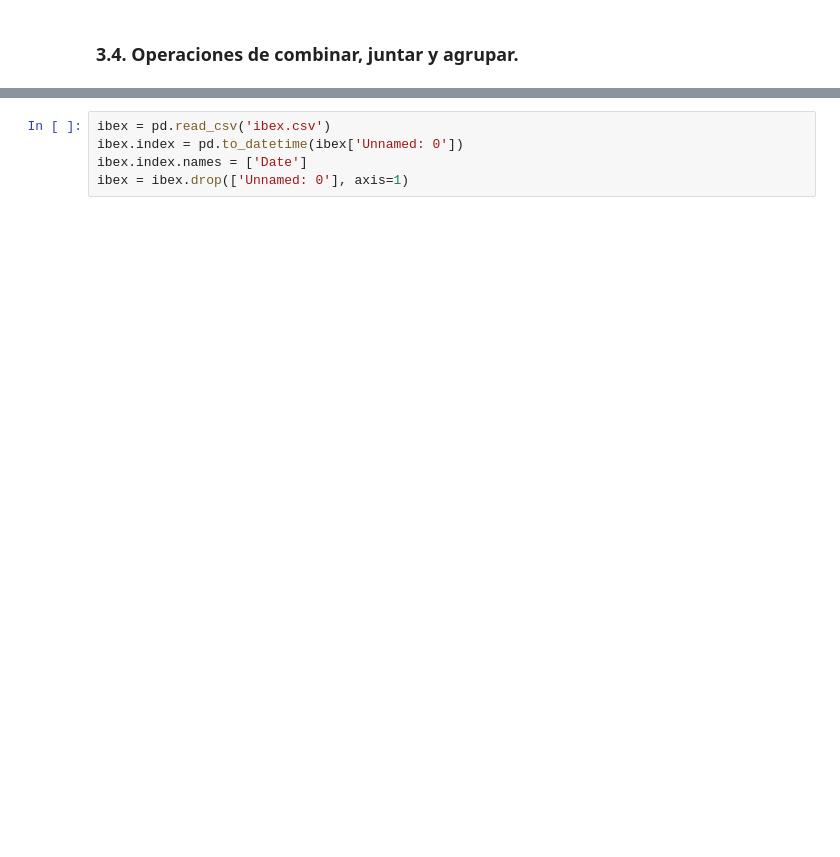
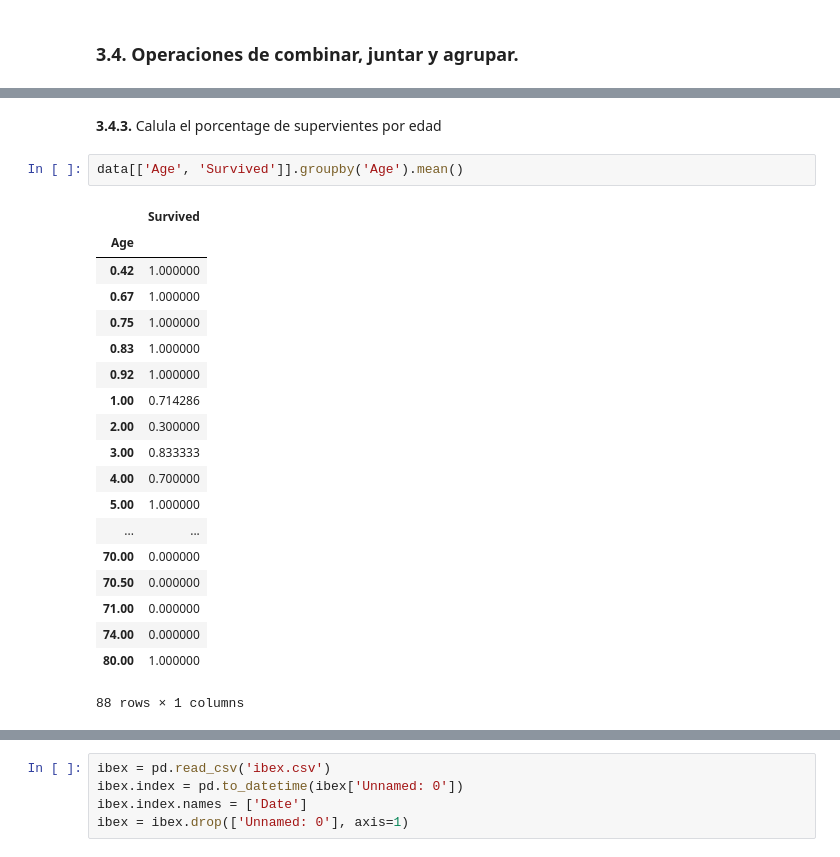
Before and after one commit to fernandodelacalle/miax-python, a Jupyter notebook: ejercicios/3_ejercicios.ipynb, the cells around one changed output, grey strips where cells are left out. Cells and saved outputs as stored; diff of their text form; blank space fills up the shorter version.

```diff
--- a/ejercicios/3_ejercicios.ipynb
+++ b/ejercicios/3_ejercicios.ipynb
@@ -30,0 +78,24 @@ See if you can resize the plot by adding the figsize() argument in plt.subplots(
+# %% [markdown]
+**3.4.3.** Calula el porcentage de supervientes por edad
+# %%
+data[['Age', 'Survived']].groupby('Age').mean()
+# %% [output]
+|  | Survived |
+| Age |  |
+| 0.42 | 1.000000 |
+| 0.67 | 1.000000 |
+| 0.75 | 1.000000 |
+| 0.83 | 1.000000 |
+| 0.92 | 1.000000 |
+| 1.00 | 0.714286 |
+| 2.00 | 0.300000 |
+| 3.00 | 0.833333 |
+| 4.00 | 0.700000 |
+| 5.00 | 1.000000 |
+| ... | ... |
+| 70.00 | 0.000000 |
+| 70.50 | 0.000000 |
+| 71.00 | 0.000000 |
+| 74.00 | 0.000000 |
+| 80.00 | 1.000000 |
+88 rows × 1 columns
```
Also changed, not shown: parts of 43 cells of this notebook, 11 other files.
